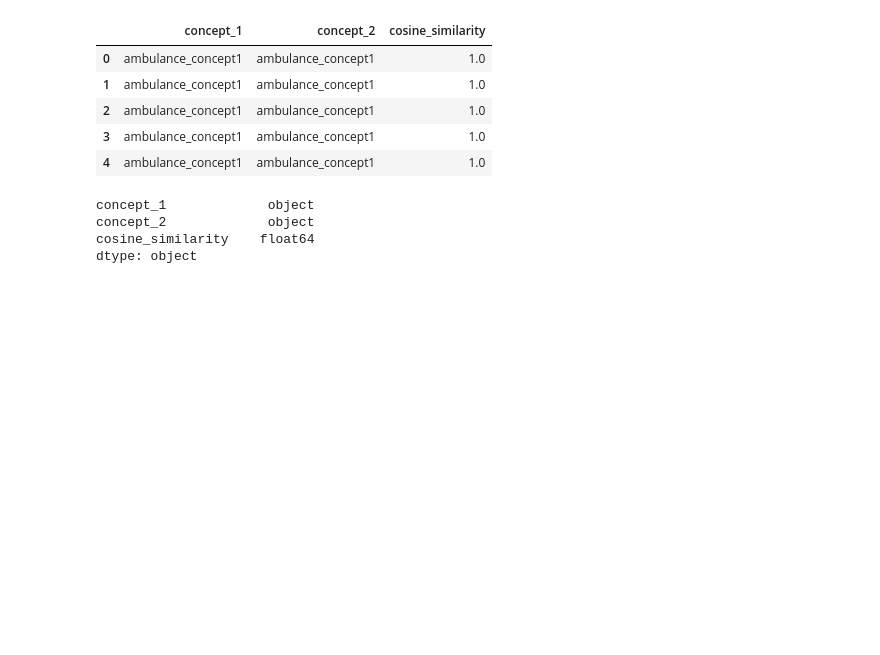
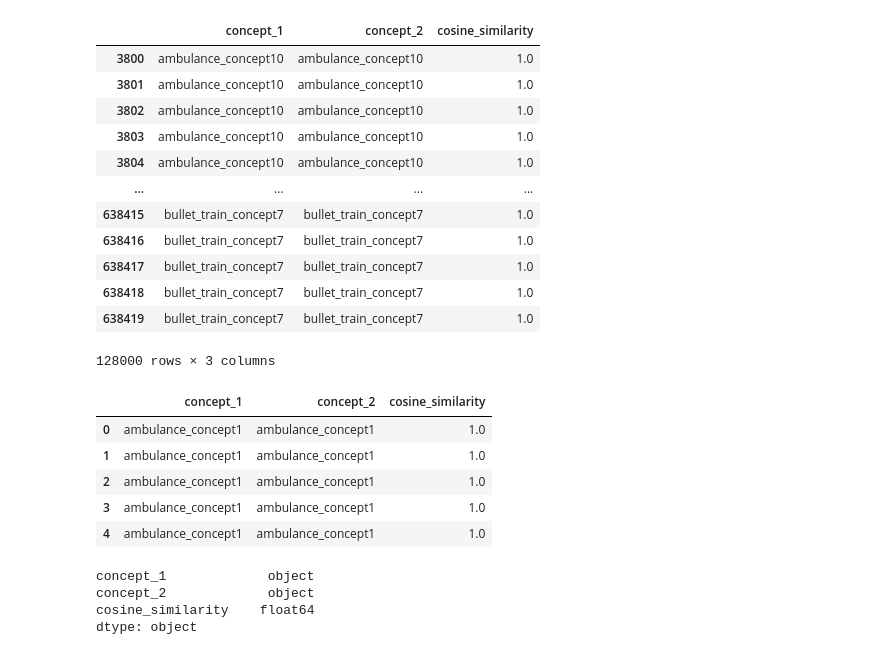
Before and after one commit to tpgmartin/inm363-individual-project, a Jupyter notebook: notebooks/Process Concept CAV Cosine Similarities.ipynb, the cells around one changed output. Saved outputs shown, nothing was run; the diff lists cells and outputs as text; code cells hidden in the pictures; blank space fills up the shorter version.

```diff
--- a/notebooks/Process Concept CAV Cosine Similarities.ipynb
+++ b/notebooks/Process Concept CAV Cosine Similarities.ipynb
@@ -8,3 +8,45 @@ sns.set_style()
 %matplotlib inline
 # %%
 cav_sims = pd.read_csv('../cosine_similarities/concept_cavs/concept_cosine_similarities.csv')
+act_sims = pd.read_csv('../cosine_similarities/concept_acts/concept_cosine_similarities.csv')
+# %%
+def update_concept_name(label_concept):
+
+    label, concept = label_concept.split('_')
+
+    if 'police' in label:
+        return f'police_van_{concept}'
+    elif 'shopping' in label:
+        return f'shopping_cart_{concept}'
+    elif 'moving' in label:
+        return f'moving_van_{concept}'
+    elif 'school' in label:
+        return f'school_bus_{concept}'
+    elif 'bullet' in label:
+        return f'bullet_train_{concept}'
+    else:
+        return label_concept
+
+act_sims.loc[:,'concept_1'] = act_sims['concept_1'].apply(update_concept_name)
+act_sims.loc[:,'concept_2'] = act_sims['concept_2'].apply(update_concept_name)
+# %%
+cav_sims = cav_sims[(
+    (cav_sims['concept_1'].isin(act_sims['concept_1'].unique())) &
+    (cav_sims['concept_2'].isin(act_sims['concept_2'].unique()))
+    )]
+# %%
+cav_sims
+# %% [output]
+|  | concept_1 | concept_2 | cosine_similarity |
+| 3800 | ambulance_concept10 | ambulance_concept10 | 1.0 |
+| 3801 | ambulance_concept10 | ambulance_concept10 | 1.0 |
+| 3802 | ambulance_concept10 | ambulance_concept10 | 1.0 |
+| 3803 | ambulance_concept10 | ambulance_concept10 | 1.0 |
+| 3804 | ambulance_concept10 | ambulance_concept10 | 1.0 |
+| ... | ... | ... | ... |
+| 638415 | bullet_train_concept7 | bullet_train_concept7 | 1.0 |
+| 638416 | bullet_train_concept7 | bullet_train_concept7 | 1.0 |
+| 638417 | bullet_train_concept7 | bullet_train_concept7 | 1.0 |
+| 638418 | bullet_train_concept7 | bullet_train_concept7 | 1.0 |
+| 638419 | bullet_train_concept7 | bullet_train_concept7 | 1.0 |
+128000 rows × 3 columns
```
Also changed, not shown: parts of 3 cells of this notebook, 1 other file.
